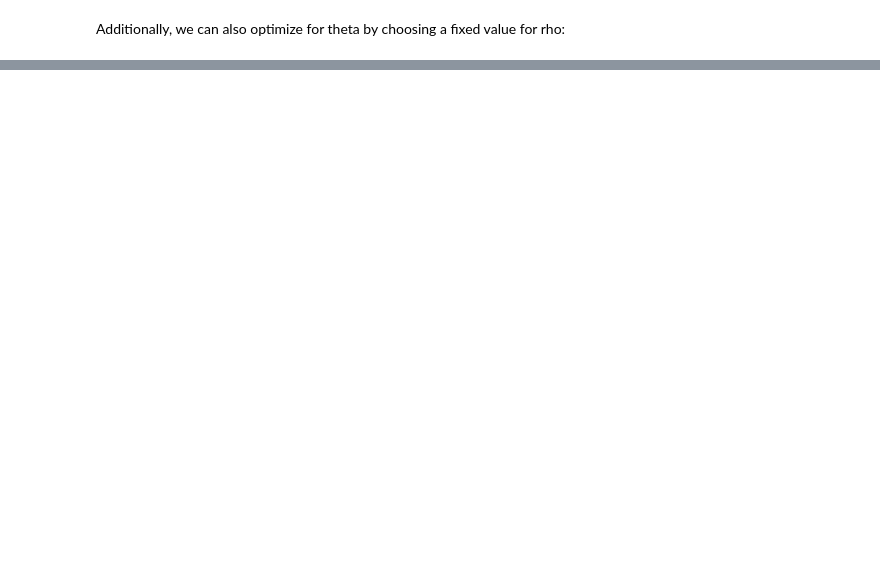
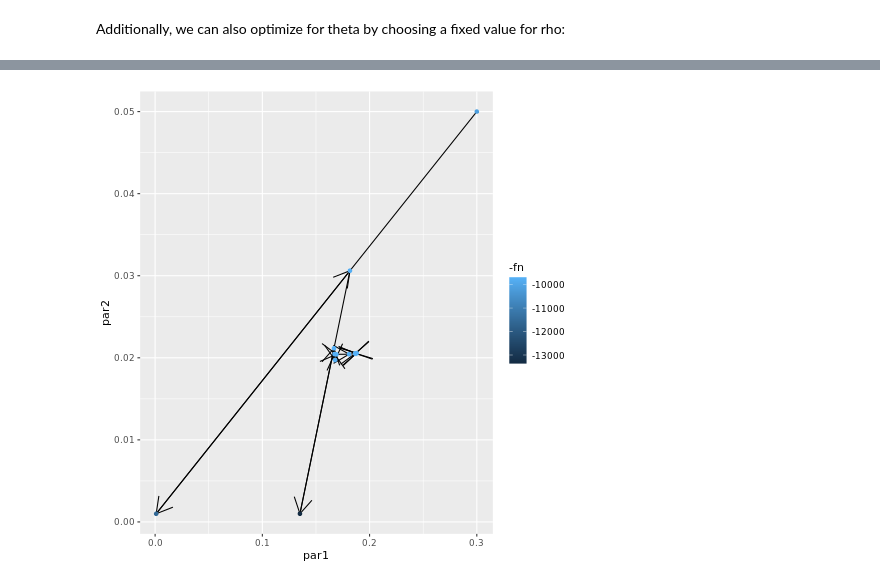
Before and after one commit to rivasiker/phasetype, a Jupyter notebook: scripts/01_msprime_simulations/01_msprime_simulations.ipynb, the cells around one changed output, grey strips where cells are left out. Saved outputs shown, nothing was run; the diff lists cells and outputs as text; code cells hidden in the pictures; blank space fills up the shorter version.

Commit message:
Added two-parameter parallel optimization of HMM

```diff
--- a/scripts/01_msprime_simulations/01_msprime_simulations.ipynb
+++ b/scripts/01_msprime_simulations/01_msprime_simulations.ipynb
@@ -743,0 +750,24 @@ ggplot() +
+# %%
+%%R
+
+library(optimParallel)
+
+fun_optim <- function(x) {
+    require(expm)
+    rho <- x[1]
+    tht <- x[2]
+    initial <- (1:nInt)/nInt
+    transition <- FastTransMat(tm, rho)
+    emission <- matrix(c(1-calc_p_mut(tm, tht),calc_p_mut(tm, tht)),ncol=2,byrow=FALSE)
+    -logFrwdLikFct(initial, transition, initial, emission, mut_pos_bin+1)
+}
+
+cl <- makeCluster(20)     # set the number of processor cores
+setDefaultCluster(cl=cl)  # set 'cl' as default cluster
+clusterExport(cl=cl, c('nInt', 'mut_pos_bin', 'tm', 'FastTransMat', 'calc_p_mut', 'logFrwdLikFct'))
+optim_both <- optimParallel(c(0.3, 0.05),
+                            fun_optim,
+                            lower = c(0.001, 0.001),
+                            upper = c(1, 1),
+                            parallel = list(loginfo = TRUE),
+                            )
@@ -743,0 +798,13 @@ ggplot() +
+# %%
+%%R
+
+optim_both$loginfo %>%
+    as_tibble() %>%
+    mutate(
+        par1_end = lead(par1),
+        par2_end = lead(par2)) %>%
+    ggplot() +
+    geom_segment(aes(x = par1, y = par2, xend = par1_end, yend = par2_end), arrow = arrow()) +
+    geom_point(aes(par1, par2, color = -fn))
+# %% [output]
+[figure, added]
```
Also changed, not shown: parts of 15 cells of this notebook.
